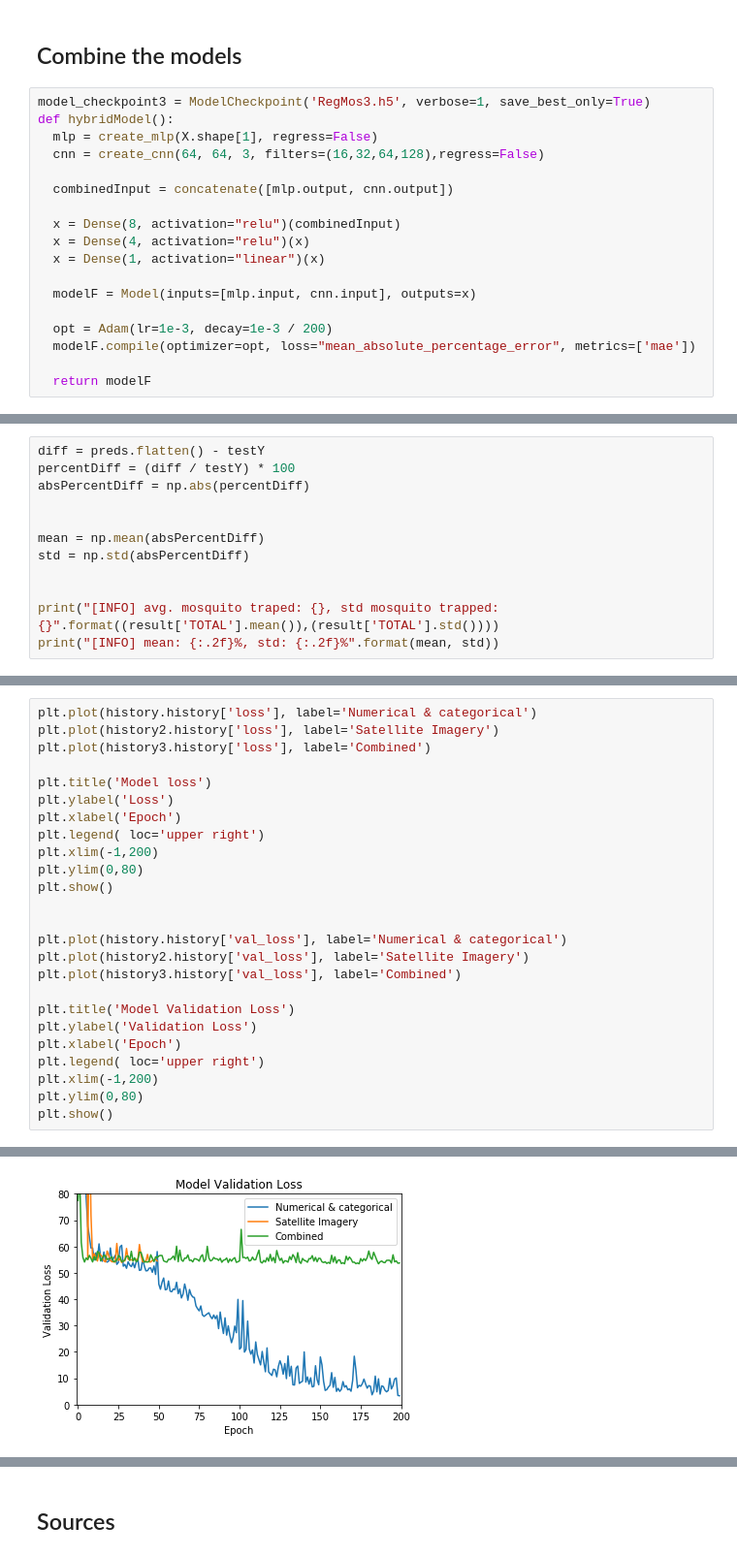
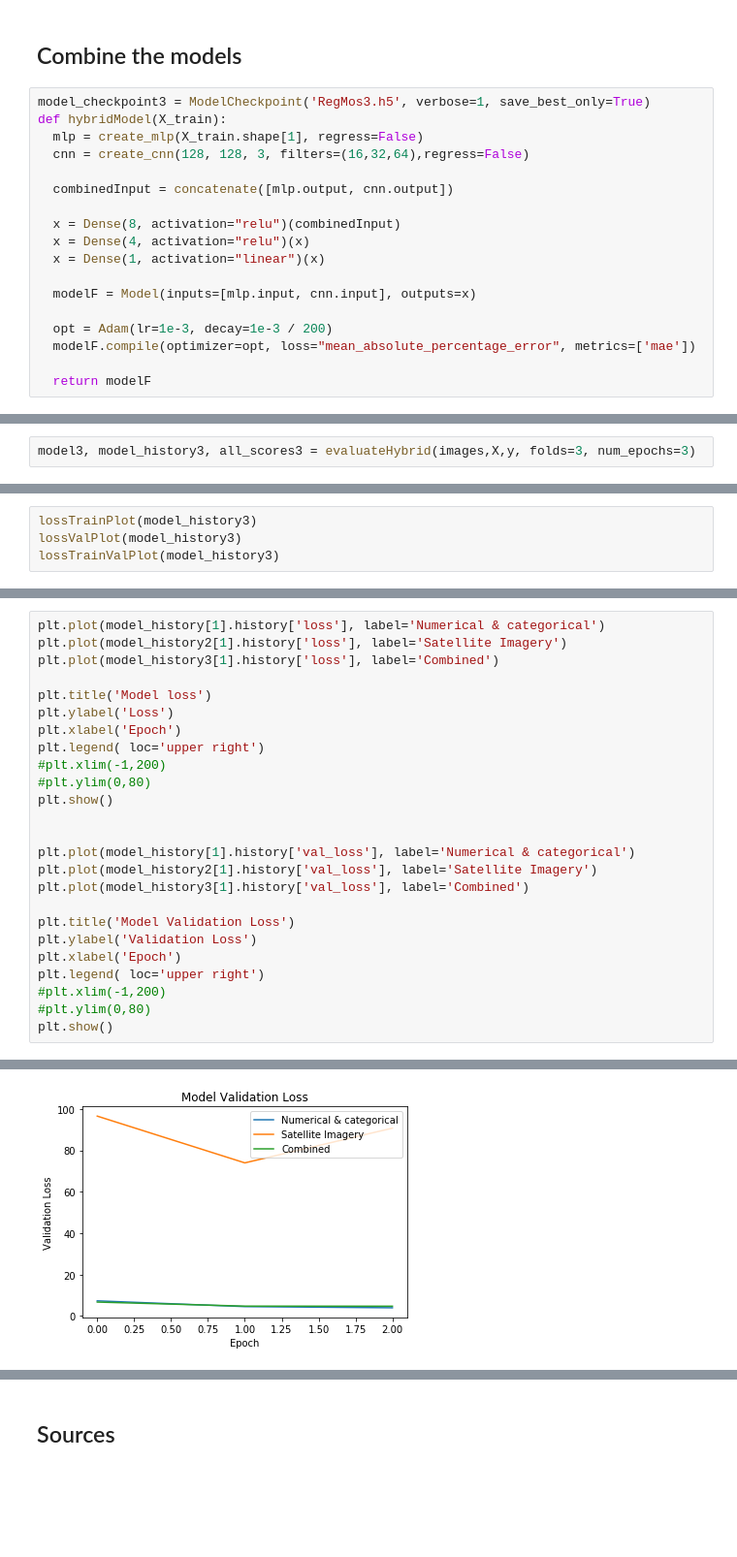
Before and after one commit to lrodrigocareaga/thesis, a Jupyter notebook: MosquitoHybridModel.ipynb, the cells around one changed output, grey strips where cells are left out. Shown: that part at 97% size. Saved outputs shown, nothing was run; the diff lists cells and outputs as text; blank space fills up the shorter version.

```diff
--- a/MosquitoHybridModel.ipynb
+++ b/MosquitoHybridModel.ipynb
@@ -1036,9 +969,9 @@ historyResDA = modelTransf2.fit_generator(
 ## Combine the models
 # %%
 model_checkpoint3 = ModelCheckpoint('RegMos3.h5', verbose=1, save_best_only=True)
-def hybridModel():
-  mlp = create_mlp(X.shape[1], regress=False)
-  cnn = create_cnn(64, 64, 3, filters=(16,32,64,128),regress=False)
+def hybridModel(X_train):
+  mlp = create_mlp(X_train.shape[1], regress=False)
+  cnn = create_cnn(128, 128, 3, filters=(16,32,64),regress=False)
 
   combinedInput = concatenate([mlp.output, cnn.output])
 
@@ -1148,12 +987,0 @@ Epoch 00200: val_loss did not improve from 53.42826
-# %%
-diff = preds.flatten() - testY
-percentDiff = (diff / testY) * 100
-absPercentDiff = np.abs(percentDiff)
-
-
-mean = np.mean(absPercentDiff)
-std = np.std(absPercentDiff)
-
-
-print("[INFO] avg. mosquito traped: {}, std mosquito trapped: {}".format((result['TOTAL'].mean()),(result['TOTAL'].std())))
-print("[INFO] mean: {:.2f}%, std: {:.2f}%".format(mean, std))
@@ -1175,0 +1033,2 @@ plt.show()
+# %%
+model3, model_history3, all_scores3 = evaluateHybrid(images,X,y, folds=3, num_epochs=3)
@@ -1175,0 +1053,4 @@ plt.show()
+# %%
+lossTrainPlot(model_history3)
+lossValPlot(model_history3)
+lossTrainValPlot(model_history3)
@@ -1176,26 +1061,26 @@ plt.show()
 # %%
-plt.plot(history.history['loss'], label='Numerical & categorical')
-plt.plot(history2.history['loss'], label='Satellite Imagery')
-plt.plot(history3.history['loss'], label='Combined')
+plt.plot(model_history[1].history['loss'], label='Numerical & categorical')
+plt.plot(model_history2[1].history['loss'], label='Satellite Imagery')
+plt.plot(model_history3[1].history['loss'], label='Combined')
 
 plt.title('Model loss')
 plt.ylabel('Loss')
 plt.xlabel('Epoch')
 plt.legend( loc='upper right')
-plt.xlim(-1,200)
-plt.ylim(0,80)
+#plt.xlim(-1,200)
+#plt.ylim(0,80)
 plt.show()
 
 
-plt.plot(history.history['val_loss'], label='Numerical & categorical')
-plt.plot(history2.history['val_loss'], label='Satellite Imagery')
-plt.plot(history3.history['val_loss'], label='Combined')
+plt.plot(model_history[1].history['val_loss'], label='Numerical & categorical')
+plt.plot(model_history2[1].history['val_loss'], label='Satellite Imagery')
+plt.plot(model_history3[1].history['val_loss'], label='Combined')
 
 plt.title('Model Validation Loss')
 plt.ylabel('Validation Loss')
 plt.xlabel('Epoch')
 plt.legend( loc='upper right')
-plt.xlim(-1,200)
-plt.ylim(0,80)
+#plt.xlim(-1,200)
+#plt.ylim(0,80)
 plt.show()
 # %% [output]
@@ -1203 +1088 @@ plt.show()
-[figure, old version]
+[figure, new version]
```
Also changed, not shown: parts of 40 cells of this notebook.
